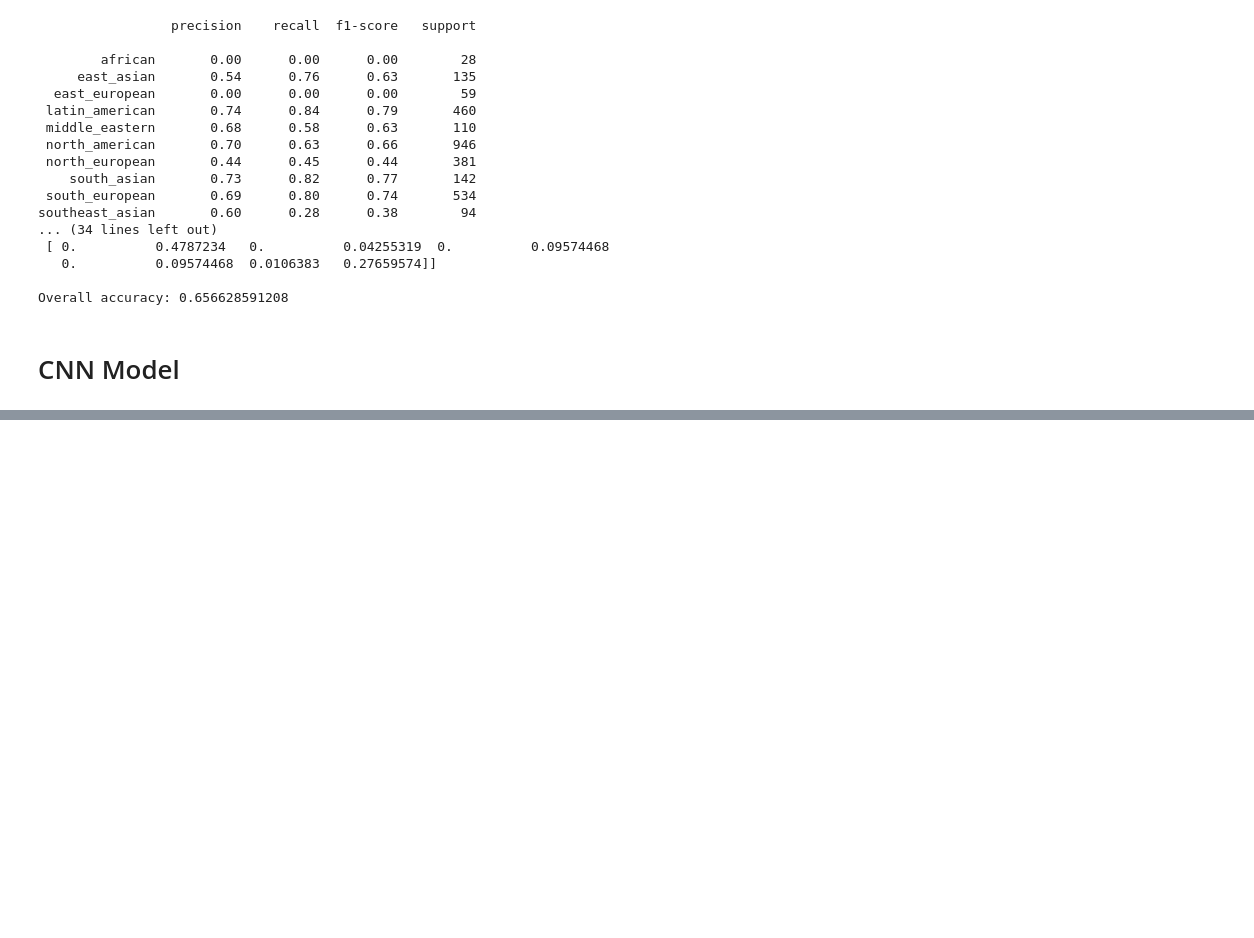
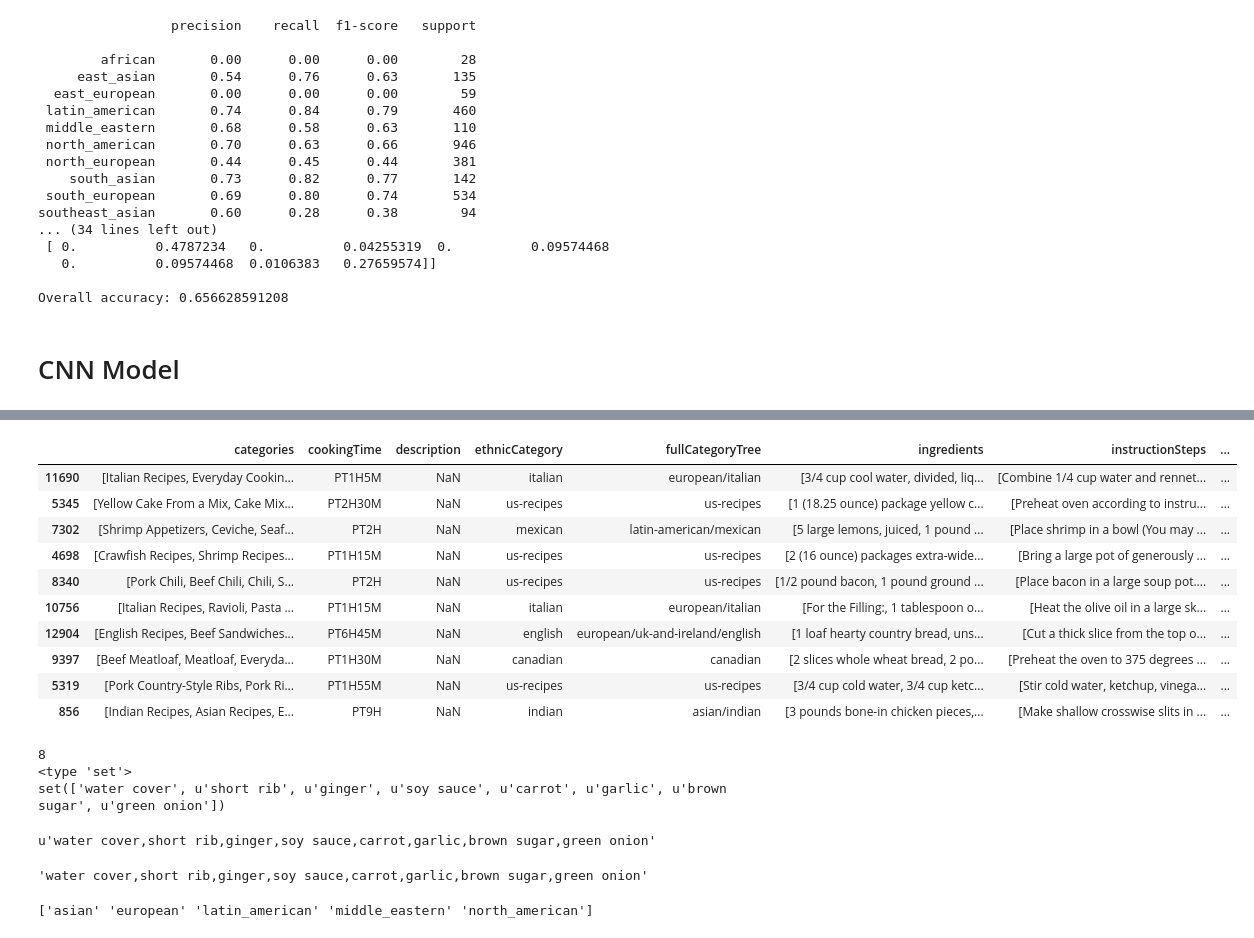
Before and after one commit to roygv/w266-recipes, a Jupyter notebook: EthnicCategories-final.ipynb, the cells around one changed output, grey strips where cells are left out. Cells and saved outputs as stored; diff of their text form; code cells hidden in the pictures; blank space fills up the shorter version.

```diff
--- a/EthnicCategories-final.ipynb
+++ b/EthnicCategories-final.ipynb
@@ -1491,0 +966,2 @@ Overall accuracy: 0.647628937349
+# %%
+df_verbs['label'] = le.transform(df_verbs['binary_ethnic_category'])
@@ -1491,0 +1038,3 @@ Overall accuracy: 0.647628937349
+# %%
+with open('cleanerIngredients.pkl', 'rb') as f:
+    cleaner_ingreds_dict = pickle.load(f)
@@ -1491,0 +1080,49 @@ Overall accuracy: 0.647628937349
+# %%
+def lookup_cleaner_ingredients(row):
+    cleaner_ingreds = cleaner_ingreds_dict.get(row['url'], row['cleanedIngredients'])
+    # need to convert the set to a list???
+    # if for some reason, the "cleaner" ingredients are not present in the dict, just use the "clean" ingredients
+    return cleaner_ingreds
+# %%
+df_verbs['cleaner_ingredients'] = df_verbs.progress_apply(lookup_cleaner_ingredients, axis=1)
+# %%
+df_verbs.sample(10)
+# %% [output]
+|  | categories | cookingTime | description | ethnicCategory | fullCategoryTree | ingredients | instructionSteps | ... |
+| 11690 | [Italian Recipes, Everyday Cookin... | PT1H5M | NaN | italian | european/italian | [3/4 cup cool water, divided, liq... | [Combine 1/4 cup water and rennet... | ... |
+| 5345 | [Yellow Cake From a Mix, Cake Mix... | PT2H30M | NaN | us-recipes | us-recipes | [1 (18.25 ounce) package yellow c... | [Preheat oven according to instru... | ... |
+| 7302 | [Shrimp Appetizers, Ceviche, Seaf... | PT2H | NaN | mexican | latin-american/mexican | [5 large lemons, juiced, 1 pound ... | [Place shrimp in a bowl (You may ... | ... |
+| 4698 | [Crawfish Recipes, Shrimp Recipes... | PT1H15M | NaN | us-recipes | us-recipes | [2 (16 ounce) packages extra-wide... | [Bring a large pot of generously ... | ... |
+| 8340 | [Pork Chili, Beef Chili, Chili, S... | PT2H | NaN | us-recipes | us-recipes | [1/2 pound bacon, 1 pound ground ... | [Place bacon in a large soup pot.... | ... |
+| 10756 | [Italian Recipes, Ravioli, Pasta ... | PT1H15M | NaN | italian | european/italian | [For the Filling:, 1 tablespoon o... | [Heat the olive oil in a large sk... | ... |
+| 12904 | [English Recipes, Beef Sandwiches... | PT6H45M | NaN | english | european/uk-and-ireland/english | [1 loaf hearty country bread, uns... | [Cut a thick slice from the top o... | ... |
+| 9397 | [Beef Meatloaf, Meatloaf, Everyda... | PT1H30M | NaN | canadian | canadian | [2 slices whole wheat bread, 2 po... | [Preheat the oven to 375 degrees ... | ... |
+| 5319 | [Pork Country-Style Ribs, Pork Ri... | PT1H55M | NaN | us-recipes | us-recipes | [3/4 cup cold water, 3/4 cup ketc... | [Stir cold water, ketchup, vinega... | ... |
+| 856 | [Indian Recipes, Asian Recipes, E... | PT9H | NaN | indian | asian/indian | [3 pounds bone-in chicken pieces,... | [Make shallow crosswise slits in ... | ... |
+# %%
+print len(df_verbs['cleaner_ingredients'].values[3])
+print type(df_verbs['cleaner_ingredients'].values[3])
+print df_verbs['cleaner_ingredients'].values[3]
+','.join(df_verbs['cleaner_ingredients'].values[3])
+# %% [output]
+8
+<type 'set'>
+set(['water cover', u'short rib', u'ginger', u'soy sauce', u'carrot', u'garlic', u'brown sugar', u'green onion'])
+u'water cover,short rib,ginger,soy sauce,carrot,garlic,brown sugar,green onion'
+# %%
+unidecode.unidecode(','.join(df_verbs['cleaner_ingredients'].values[3]))
+# %% [output]
+'water cover,short rib,ginger,soy sauce,carrot,garlic,brown sugar,green onion'
+# %%
+le.fit(df_verbs['broader_consolidated_category'])
+print le.classes_
+
+df_verbs['flattened_cleaned_ingredients'] = df_verbs['cleaner_ingredients'].progress_map(lambda x : unidecode.unidecode(','.join(x)))
+df_verbs['label'] = le.transform(df_verbs['broader_consolidated_category'])
+
+final_X = df_verbs['flattened_cleaned_ingredients'].values
+final_Y = df_verbs['label'].values
+
+X_train, X_test, y_train, y_test = train_test_split(final_X, final_Y, test_size=0.20, stratify=final_Y)
+# %% [output]
+['asian' 'european' 'latin_american' 'middle_eastern' 'north_american']
```
Also changed, not shown: parts of 69 cells of this notebook.
